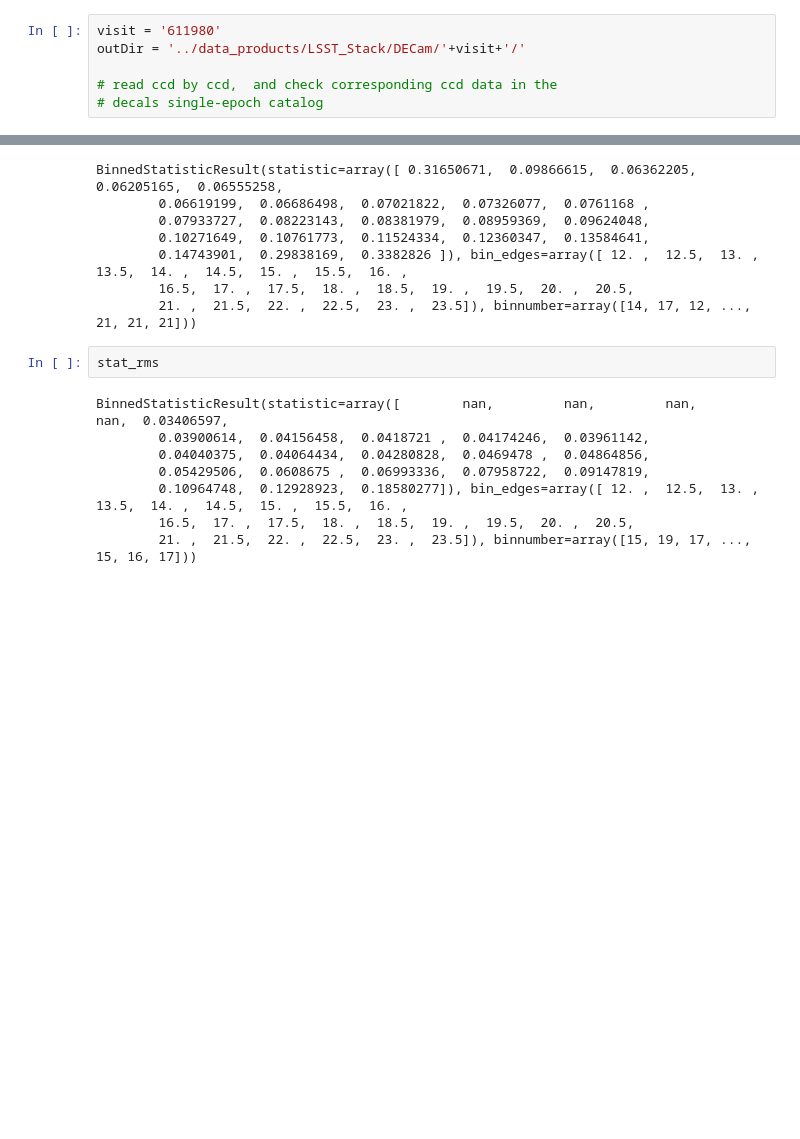
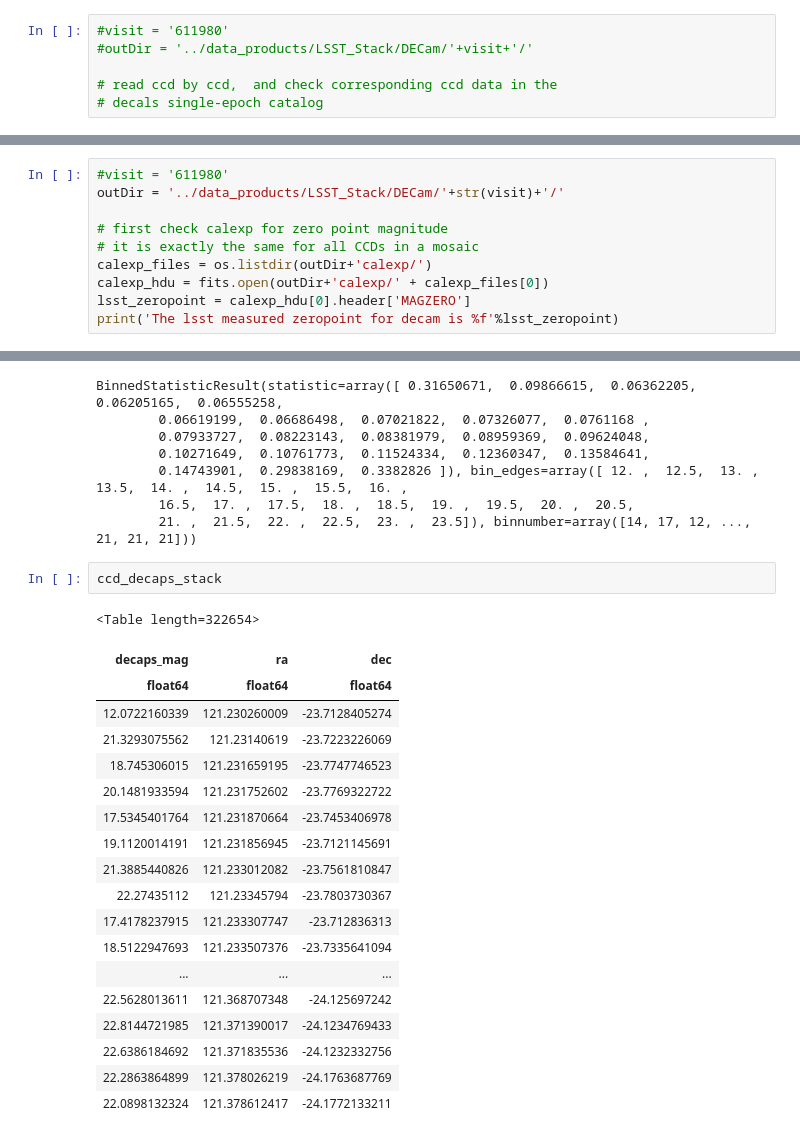
Before and after one commit to suberlak/crowded_fields, a Jupyter notebook: code/Decaps_LSST_pipeline.ipynb, the cells around one changed output, grey strips where cells are left out. Saved outputs shown, nothing was run; the diff lists cells and outputs as text; blank space fills up the shorter version.

```diff
--- a/code/Decaps_LSST_pipeline.ipynb
+++ b/code/Decaps_LSST_pipeline.ipynb
@@ -297,10 +317,20 @@ ax.set_title('Field 611980, center and corners')
 We match the decals catalog that corresponds exactly to the LSST-processed image, CCD by CCD.
 1) Read the LSST source catalogs for a given CCD
 # %%
-visit = '611980'
-outDir = '../data_products/LSST_Stack/DECam/'+visit+'/'
+#visit = '611980'
+#outDir = '../data_products/LSST_Stack/DECam/'+visit+'/'
 
 # read ccd by ccd,  and check corresponding ccd data in the
 # decals single-epoch catalog
 # %% [output]
 '/Users/chris/GradResearch/LSST_crowded_fields/code'
+# %%
+#visit = '611980'
+outDir = '../data_products/LSST_Stack/DECam/'+str(visit)+'/'
+
+# first check calexp for zero point magnitude
+# it is exactly the same for all CCDs in a mosaic
+calexp_files = os.listdir(outDir+'calexp/')
+calexp_hdu = fits.open(outDir+'calexp/' + calexp_files[0])
+lsst_zeropoint = calexp_hdu[0].header['MAGZERO']
+print('The lsst measured zeropoint for decam is %f'%lsst_zeropoint)
@@ -1096,13 +1153,25 @@ BinnedStatisticResult(statistic=array([ 0.31650671,  0.09866615,  0.06362205,  0
         0.14743901,  0.29838169,  0.3382826 ]), bin_edges=array([ 12. ,  12.5,  13. ,  13.5,  14. ,  14.5,  15. ,  15.5,  16. ,
         16.5,  17. ,  17.5,  18. ,  18.5,  19. ,  19.5,  20. ,  20.5,
         21. ,  21.5,  22. ,  22.5,  23. ,  23.5]), binnumber=array([14, 17, 12, ..., 21, 21, 21]))
-# %%
-stat_rms
-# %% [output]
-BinnedStatisticResult(statistic=array([        nan,         nan,         nan,         nan,  0.03406597,
-        0.03900614,  0.04156458,  0.0418721 ,  0.04174246,  0.03961142,
-        0.04040375,  0.04064434,  0.04280828,  0.0469478 ,  0.04864856,
-        0.05429506,  0.0608675 ,  0.06993336,  0.07958722,  0.09147819,
-        0.10964748,  0.12928923,  0.18580277]), bin_edges=array([ 12. ,  12.5,  13. ,  13.5,  14. ,  14.5,  15. ,  15.5,  16. ,
-        16.5,  17. ,  17.5,  18. ,  18.5,  19. ,  19.5,  20. ,  20.5,
-        21. ,  21.5,  22. ,  22.5,  23. ,  23.5]), binnumber=array([15, 19, 17, ..., 15, 16, 17]))
+# %%
+ccd_decaps_stack
+# %% [output]
+<Table length=322654>
+| decaps_mag | ra | dec |
+| float64 | float64 | float64 |
+| 12.0722160339 | 121.230260009 | -23.7128405274 |
+| 21.3293075562 | 121.23140619 | -23.7223226069 |
+| 18.745306015 | 121.231659195 | -23.7747746523 |
+| 20.1481933594 | 121.231752602 | -23.7769322722 |
+| 17.5345401764 | 121.231870664 | -23.7453406978 |
+| 19.1120014191 | 121.231856945 | -23.7121145691 |
+| 21.3885440826 | 121.233012082 | -23.7561810847 |
+| 22.27435112 | 121.23345794 | -23.7803730367 |
+| 17.4178237915 | 121.233307747 | -23.712836313 |
+| 18.5122947693 | 121.233507376 | -23.7335641094 |
+| ... | ... | ... |
+| 22.5628013611 | 121.368707348 | -24.125697242 |
+| 22.8144721985 | 121.371390017 | -24.1234769433 |
+| 22.6386184692 | 121.371835536 | -24.1232332756 |
+| 22.2863864899 | 121.378026219 | -24.1763687769 |
+| 22.0898132324 | 121.378612417 | -24.1772133211 |
```
Also changed, not shown: parts of 38 cells of this notebook.
